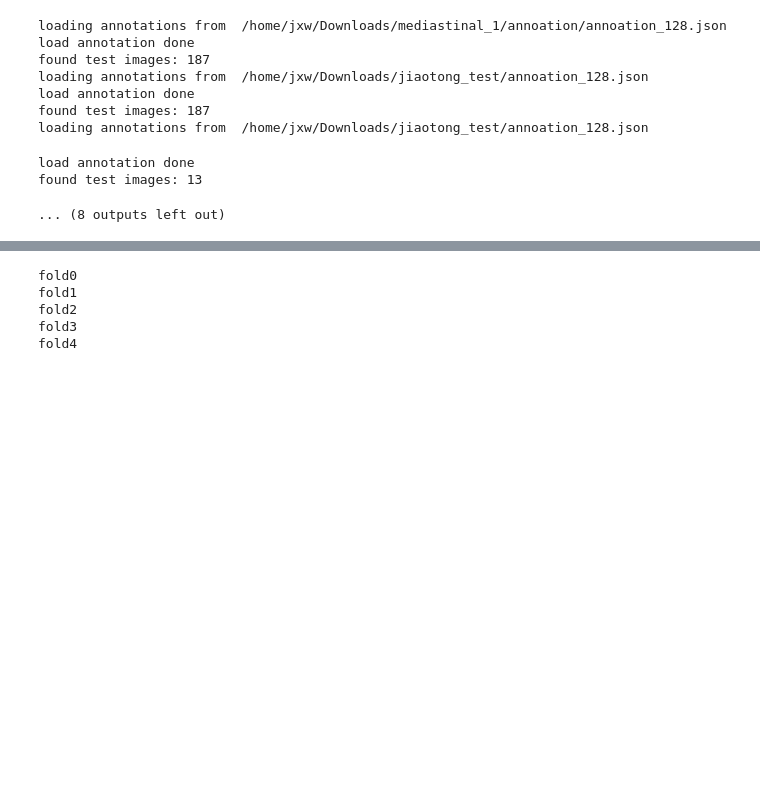
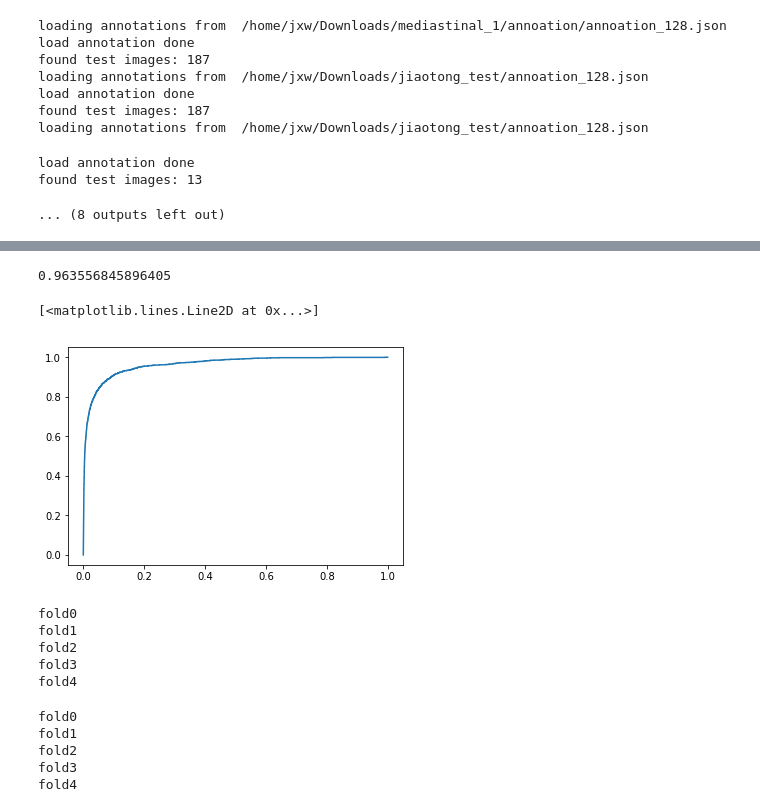
Before and after one commit to jixiaw/lesion_detection, a Jupyter notebook: classify.ipynb, the cells around one changed output, grey strips where cells are left out. Drawn from its saved outputs; the diff is of its cells as text; code cells hidden in the pictures; blank space fills up the shorter version.

```diff
--- a/classify.ipynb
+++ b/classify.ipynb
@@ -97,5 +71,3 @@ test_res = train_datagenerator.detect_results
-# %%
-name = list(test_res.keys())[14]
 # %%
 def test(datagenerator):
     batch_size = 16
@@ -269,2 +200,0 @@ with open('./results/fold0_fp.json', 'w') as f:
-# %%
-y_true, res, res_dict = test2(test_datagenerator, dump=True)
@@ -622,3 +713,39 @@ def get_cls_result(cls):
     y_pred_ = np.argmax(y_pred, axis=1)
     acc = np.sum(y_pred_ == y_true) / len(y_pred_)
     return y_pred, y_true, acc
+# %%
+def get_fp_cls_result(cls):
+    y_pred = []
+    y_true = []
+    for name in cls.keys():
+        y_pred.append(np.array(cls[name]['y_pred1']))
+        y_true.append(np.array(cls[name]['y_true']))
+    y_pred = np.vstack(y_pred)
+    y_true = np.hstack(y_true)
+    y_true[y_true > 1] = 1
+    y_pred_ = np.argmax(y_pred, axis=1)
+    acc = np.sum(y_pred_ == y_true) / len(y_pred_)
+    return y_pred, y_true, acc
+# %%
+y_pred, y_true, acc = get_fp_cls_result(cls_vgg_results)
+# %%
+fpr, tpr, _ = roc_curve(y_true, y_pred[:, 1])
+AUC = auc(fpr, tpr)
+print(AUC)
+plt.plot(fpr, tpr)
+# %% [output]
+0.963556845896405
+[<matplotlib.lines.Line2D at 0x...>]
+[figure, added]
+# %%
+cls_results = {}
+for fold in ["fold0", "fold1", "fold2", "fold3", "fold4"]:
+    print(fold)
+    with open('./results2/%s_fp_densenet.json' % fold) as f:
+        cls_results.update(json.load(f))
+# %% [output]
+fold0
+fold1
+fold2
+fold3
+fold4
```
Also changed, not shown: parts of 103 cells of this notebook, 32 other files.
